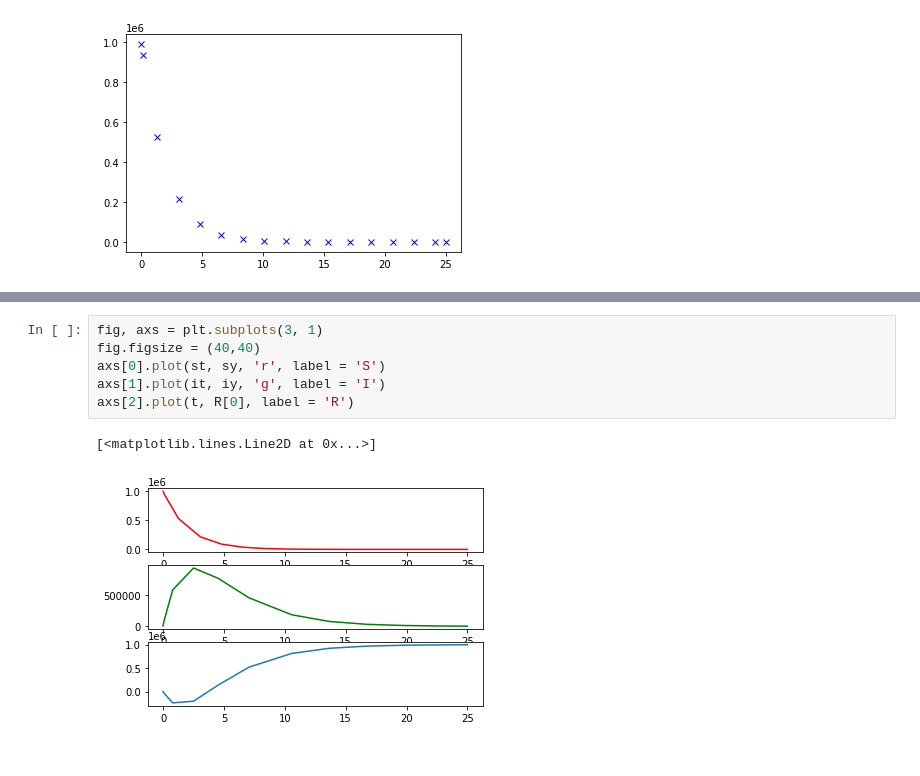
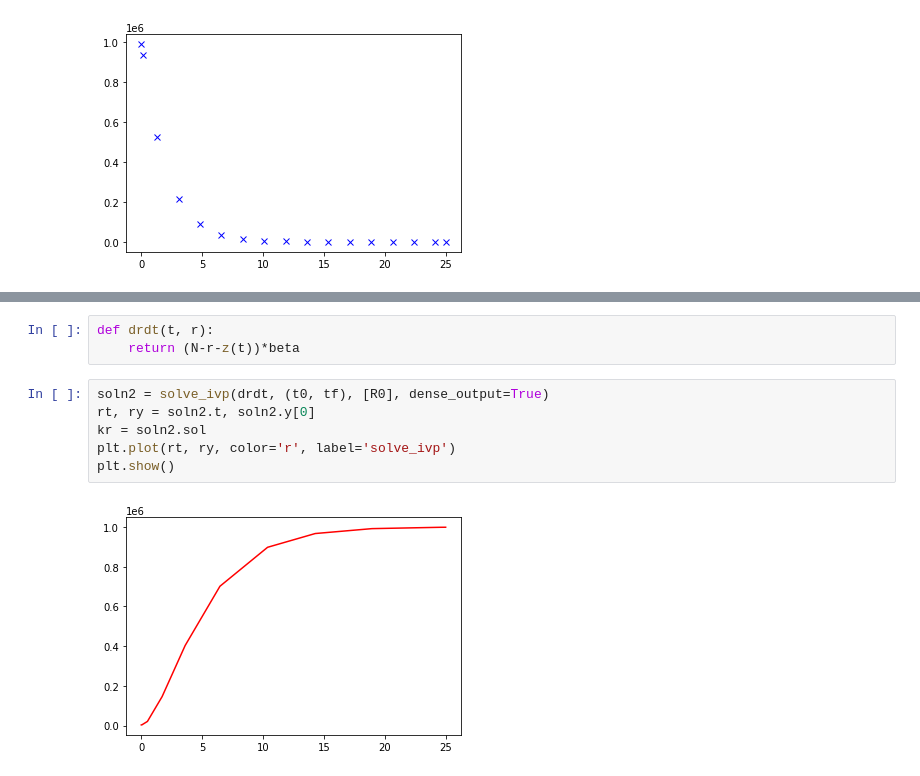
Before and after one commit to Andr-Mih/goit-python, a Jupyter notebook: Block3/Modul4/HW4_2.ipynb, the cells around one changed output, grey strips where cells are left out. Saved outputs shown, nothing was run; the diff lists cells and outputs as text.

```diff
--- a/Block3/Modul4/HW4_2.ipynb
+++ b/Block3/Modul4/HW4_2.ipynb
@@ -42,9 +35,11 @@ plt.plot(t, R[0], color='r', label='solve_ivp')
-# %%
-fig, axs = plt.subplots(3, 1)
-fig.figsize = (40,40)
-axs[0].plot(st, sy, 'r', label = 'S')
-axs[1].plot(it, iy, 'g', label = 'I')
-axs[2].plot(t, R[0], label = 'R')
-# %% [output]
-[<matplotlib.lines.Line2D at 0x...>]
-[figure, removed]
+# %%
+def drdt(t, r):
+    return (N-r-z(t))*beta
+# %%
+soln2 = solve_ivp(drdt, (t0, tf), [R0], dense_output=True)
+rt, ry = soln2.t, soln2.y[0]
+kr = soln2.sol
+plt.plot(rt, ry, color='r', label='solve_ivp')
+plt.show()
+# %% [output]
+[figure, added]
```
Also changed, not shown: parts of 6 cells of this notebook.
